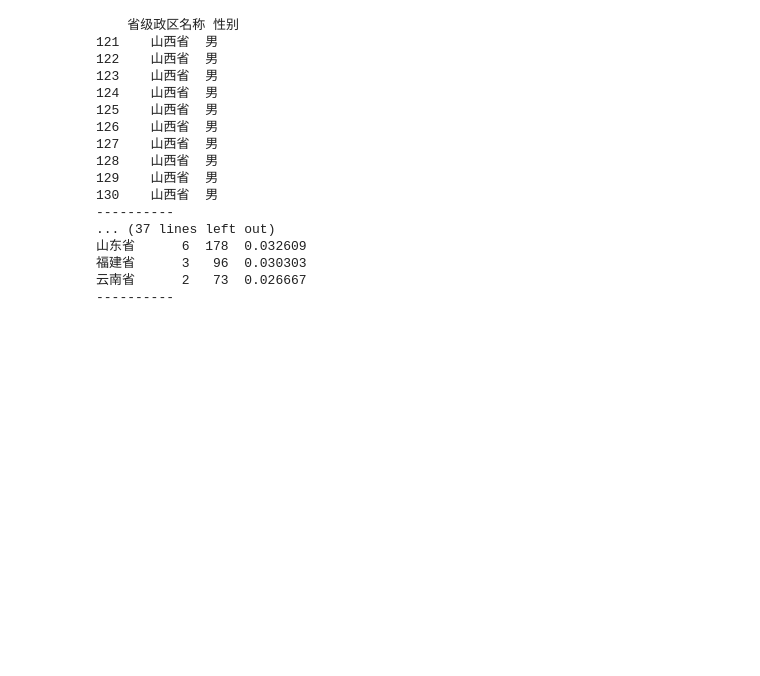
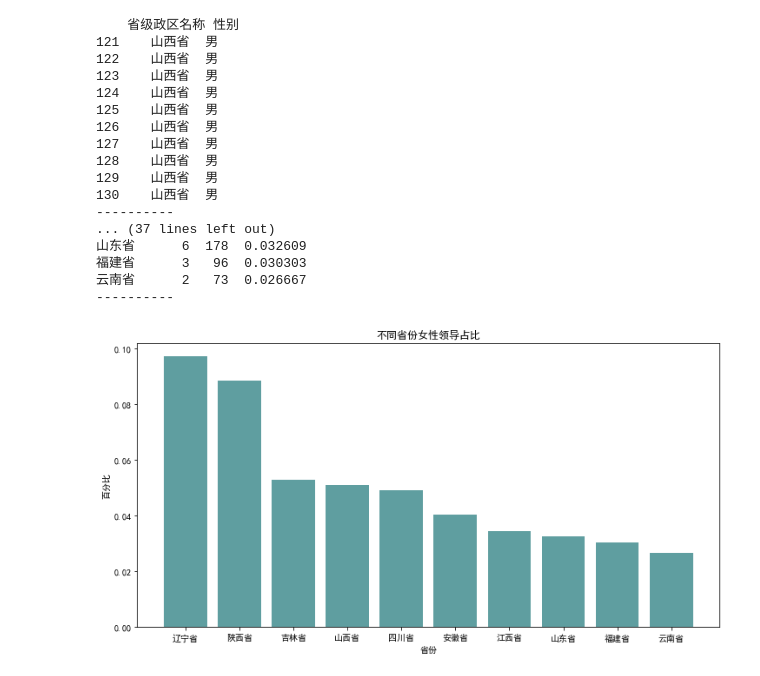
Before and after one commit to Mocha-Pudding/Python-DataAnalysis, a Jupyter notebook: Demo_BecomeALeader/【个人笔记】F02_案例一_成为领导的秘诀.ipynb, the cells around one changed output. Cells and saved outputs as stored; diff of their text form; code cells hidden in the pictures; blank space fills up the shorter version.

```diff
--- a/Demo_BecomeALeader/【个人笔记】F02_案例一_成为领导的秘诀.ipynb
+++ b/Demo_BecomeALeader/【个人笔记】F02_案例一_成为领导的秘诀.ipynb
@@ -173,3 +173,19 @@ print('----------')
 福建省      3   96  0.030303
 云南省      2   73  0.026667
 ----------
+# %%
+# 绘制图表1：不同省份女性市委书记占比
+plt.rcParams['font.sans-serif']=['SimHei']         #字体显示中文
+plt.rcParams['axes.unicode_minus']=False           #字体显示中文
+
+fig_q1_1 = plt.figure(figsize=(12,6))
+
+index = pt2.index[:10]
+plt.bar(range(10),pt2['女性占比'][:10],tick_label=index, color='cadetblue')
+plt.xlabel('省份')
+plt.ylabel('百分比')
+
+plt.title('不同省份女性领导占比')
+plt.show()
+# %% [output]
+[figure, added]
```
Also changed, not shown: parts of 5 cells of this notebook.
